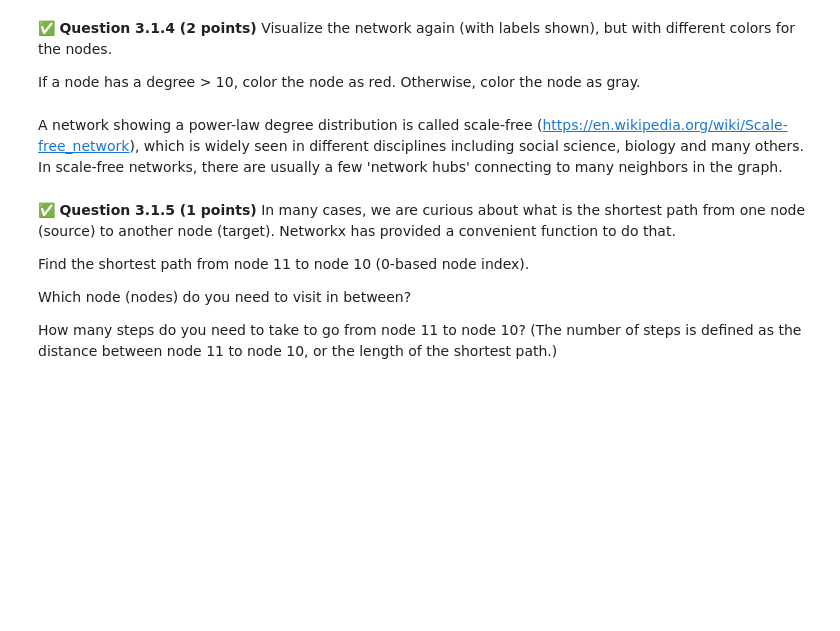
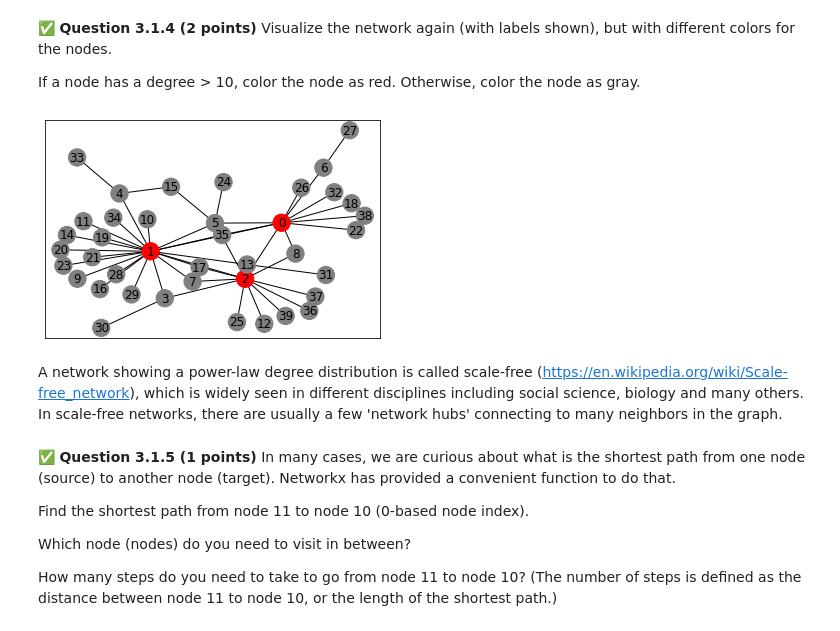
Before and after one commit to barnbyje/cmse202-s22-turnin, a Jupyter notebook: hw-03/HW-03_ABMAndGraphTheory-STUDENT.ipynb, the cells around one changed output. Drawn from its saved outputs; the diff is of its cells as text; code cells hidden in the pictures; blank space fills up the shorter version.

```diff
--- a/hw-03/HW-03_ABMAndGraphTheory-STUDENT.ipynb
+++ b/hw-03/HW-03_ABMAndGraphTheory-STUDENT.ipynb
@@ -307,3 +355,12 @@ If a node has a degree > 10, color the node as red.  Otherwise, color the node a
+# %%
+# Put your code here:
+
+# I don't like the way I did this. It is the right result, but it takes hard-coding to
+# do it this way. I've tried a few different ways to do this, but can't get it right.
+color_the_nodes = ['red' if node <= 2 else 'grey' for node in g]
+nx.draw_networkx(g, node_color = color_the_nodes)
+# %% [output]
+[figure, added]
 # %% [markdown]
 A network showing a power-law degree distribution is called scale-free (https://en.wikipedia.org/wiki/Scale-free_network), which is widely seen in different disciplines including social science, biology and many others. In scale-free networks, there are usually a few 'network hubs' connecting to many neighbors in the graph.
 # %% [markdown]
```
Also changed, not shown: parts of 12 cells of this notebook.
